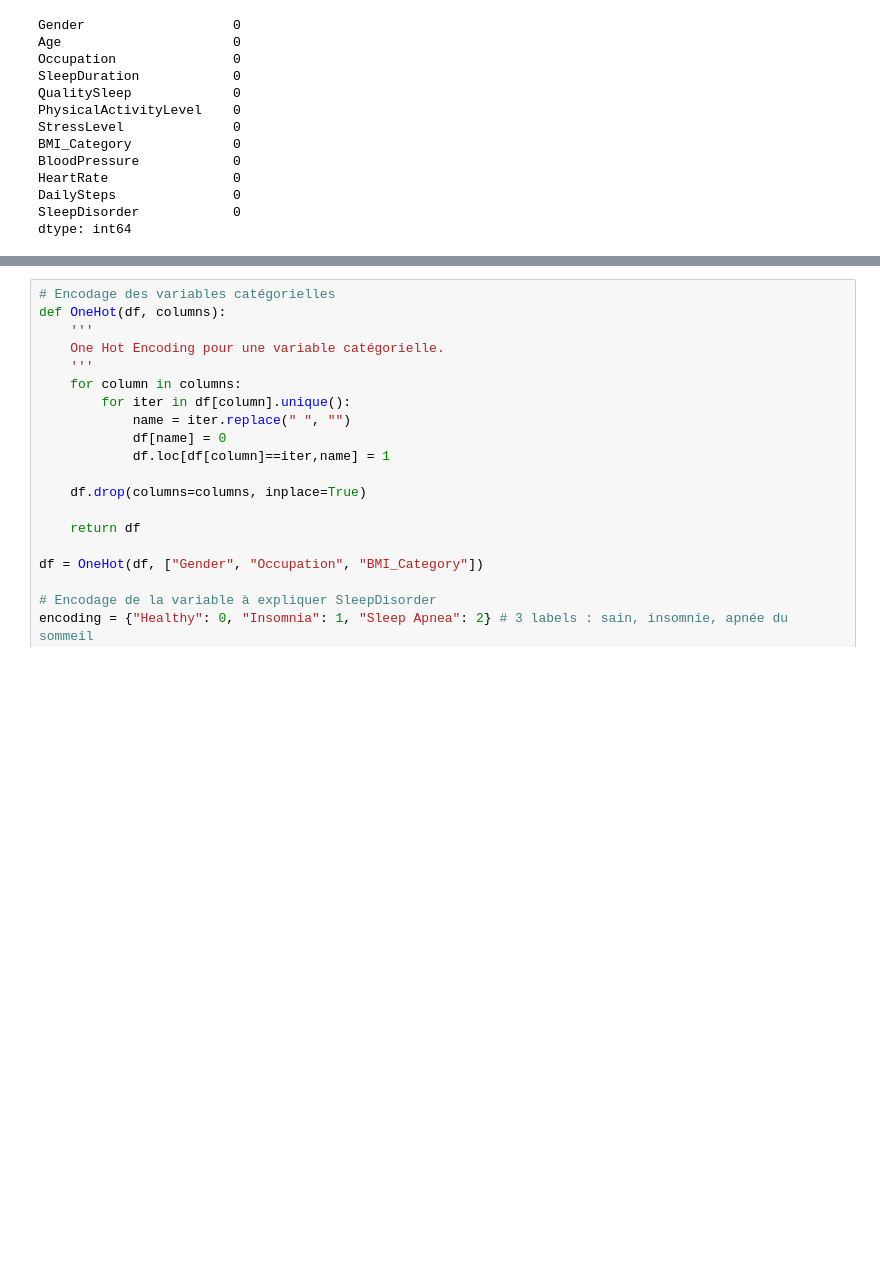
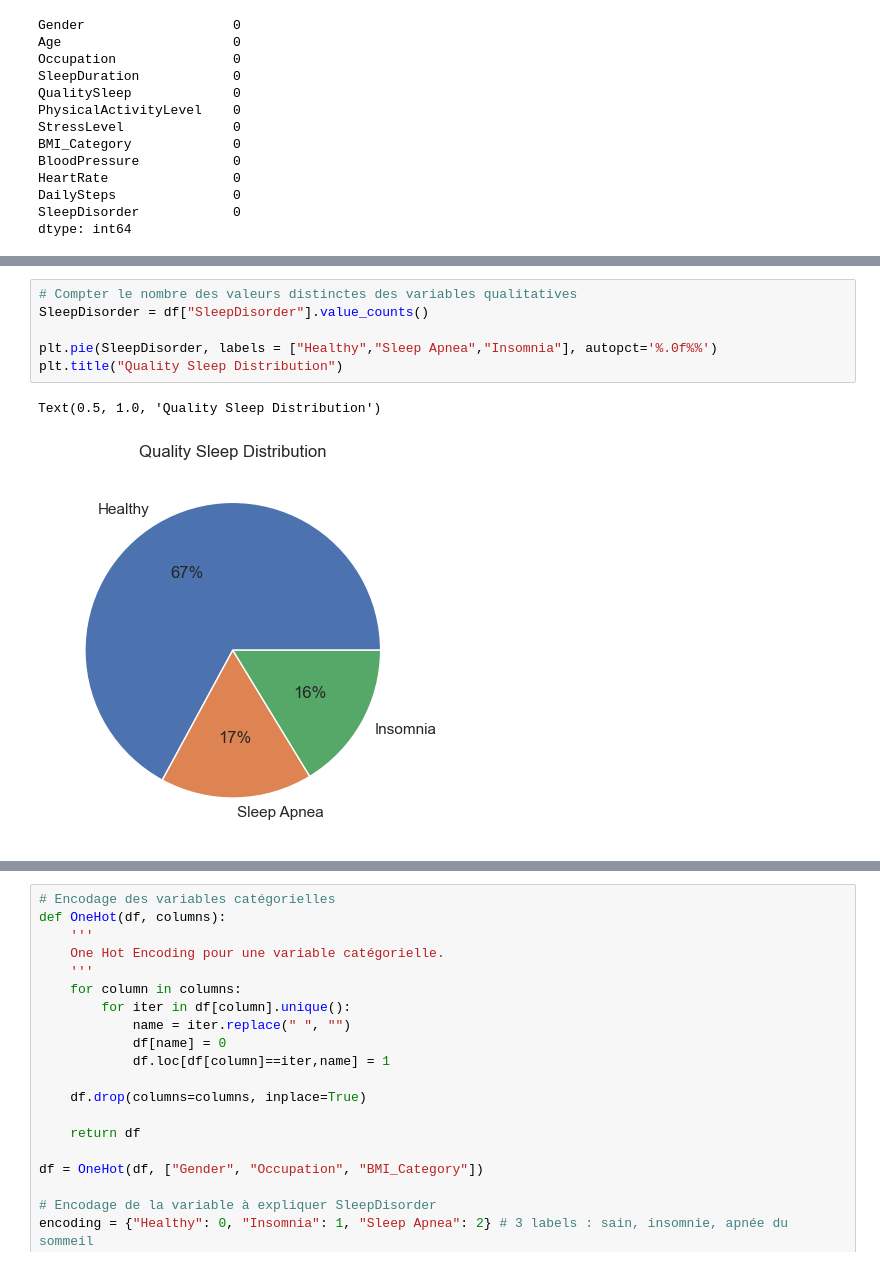
Before and after one commit to VinhHoaTU/Sleep-Problem-Detection, a Jupyter notebook: Script/Notebook.ipynb, the cells around one changed output, grey strips where cells are left out. Drawn from its saved outputs; the diff is of its cells as text; blank space fills up the shorter version.

```diff
--- a/Script/Notebook.ipynb
+++ b/Script/Notebook.ipynb
@@ -71,0 +97,9 @@ dtype: int64
+# %%
+# Compter le nombre des valeurs distinctes des variables qualitatives
+SleepDisorder = df["SleepDisorder"].value_counts()
+
+plt.pie(SleepDisorder, labels = ["Healthy","Sleep Apnea","Insomnia"], autopct='%.0f%%')
+plt.title("Quality Sleep Distribution")
+# %% [output]
+Text(0.5, 1.0, 'Quality Sleep Distribution')
+[figure, added]
```
Also changed, not shown: parts of 29 cells of this notebook.
